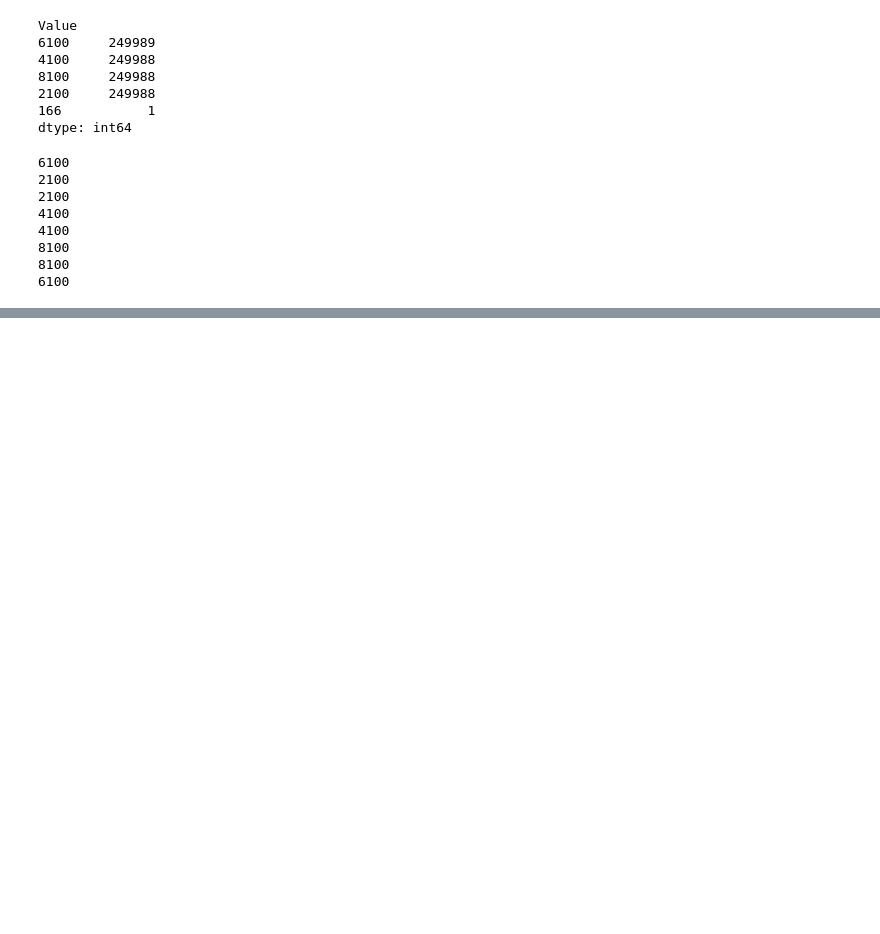
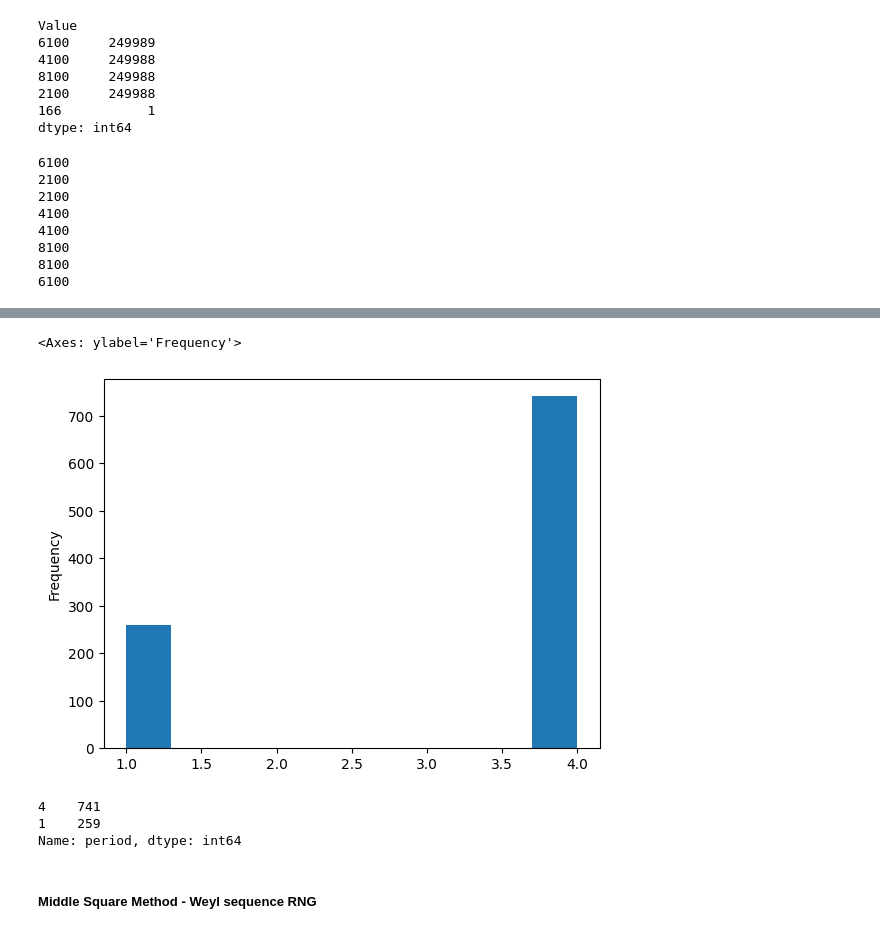
Before and after one commit to marialuisamartins/PosGrad_Data_Analytics_FIAP, a Jupyter notebook: AnaliseExploratoriaDeDados.ipynb, the cells around one changed output, grey strips where cells are left out. Cells and saved outputs as stored; diff of their text form; code cells hidden in the pictures; blank space fills up the shorter version.

```diff
--- a/AnaliseExploratoriaDeDados.ipynb
+++ b/AnaliseExploratoriaDeDados.ipynb
@@ -641,0 +812,25 @@ print(middle_square())
+# %%
+seed_number = 150
+
+def test_seed(seed_number):
+  number = seed_number
+  already_seen = set()
+  counter = 0
+  all_numbers = []
+
+  while number not in already_seen:
+      counter += 1
+      already_seen.add(number)
+      all_numbers.append(number)
+      number = int(str(number * number).zfill(8)[2:-2])
+  last_found = all_numbers.index(number)
+  period = counter - last_found
+  return counter, last_found, period
+
+counters = np.array([test_seed(i) for i in range(0,1000)])
+#counters = pd.DataFrame(np.array(counters).T, columns=["counter"])
+#counters.describe()
+# max - demorou no máximo 109 passos pra chegar no ciclo
+
+counters = pd.DataFrame(counters, columns=["counter", "last_found", "period"])
+counters.describe()
@@ -641,0 +847,11 @@ print(middle_square())
+# %%
+counters["period"].plot(kind="hist")
+# %% [output]
+<Axes: ylabel='Frequency'>
+[figure, added]
+# %%
+counters["period"].value_counts()
+# %% [output]
+4    741
+1    259
+Name: period, dtype: int64
@@ -641,0 +860,2 @@ print(middle_square())
+# %% [markdown]
+##### Middle Square Method - Weyl sequence RNG
```
Also changed, not shown: parts of 28 cells of this notebook.
